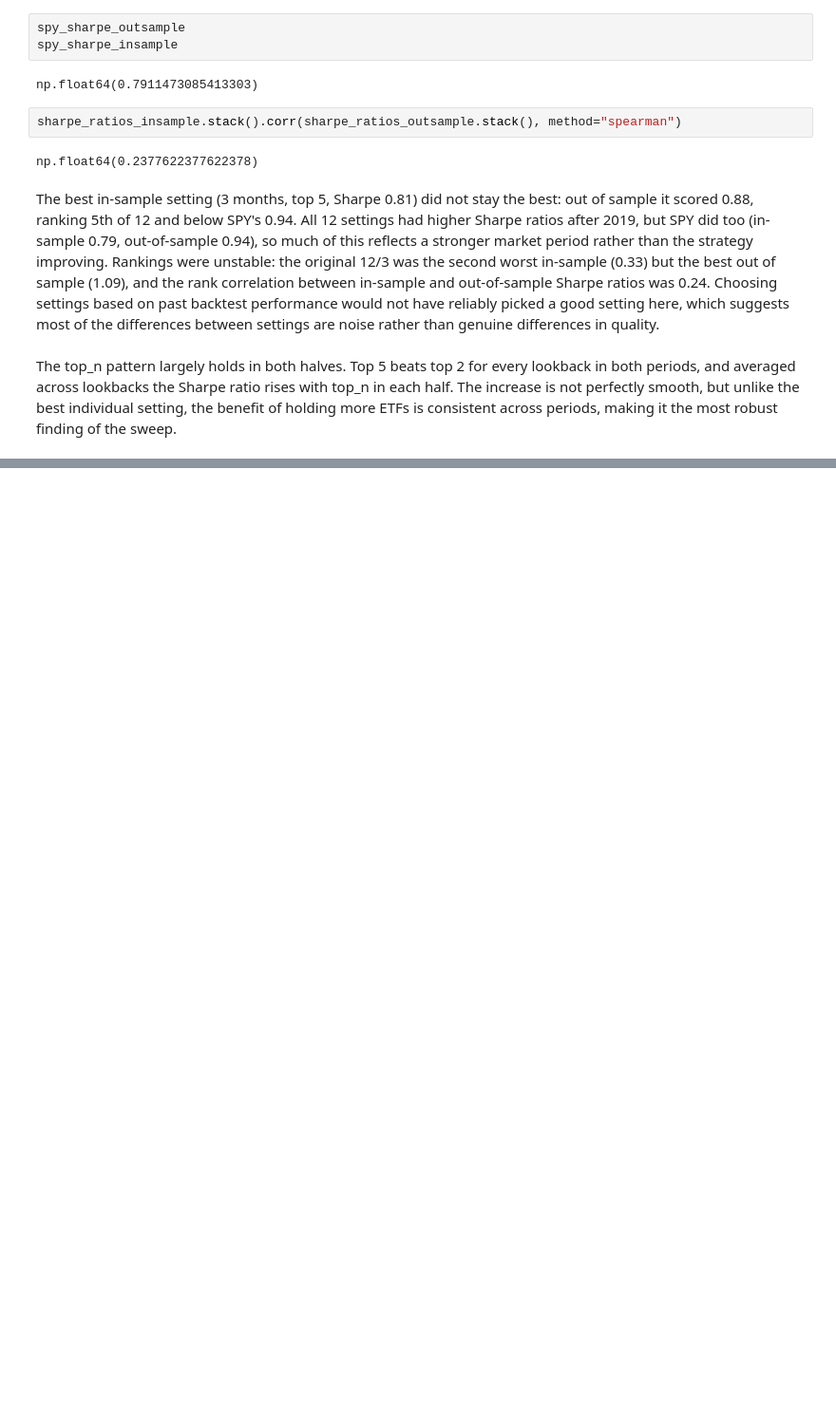
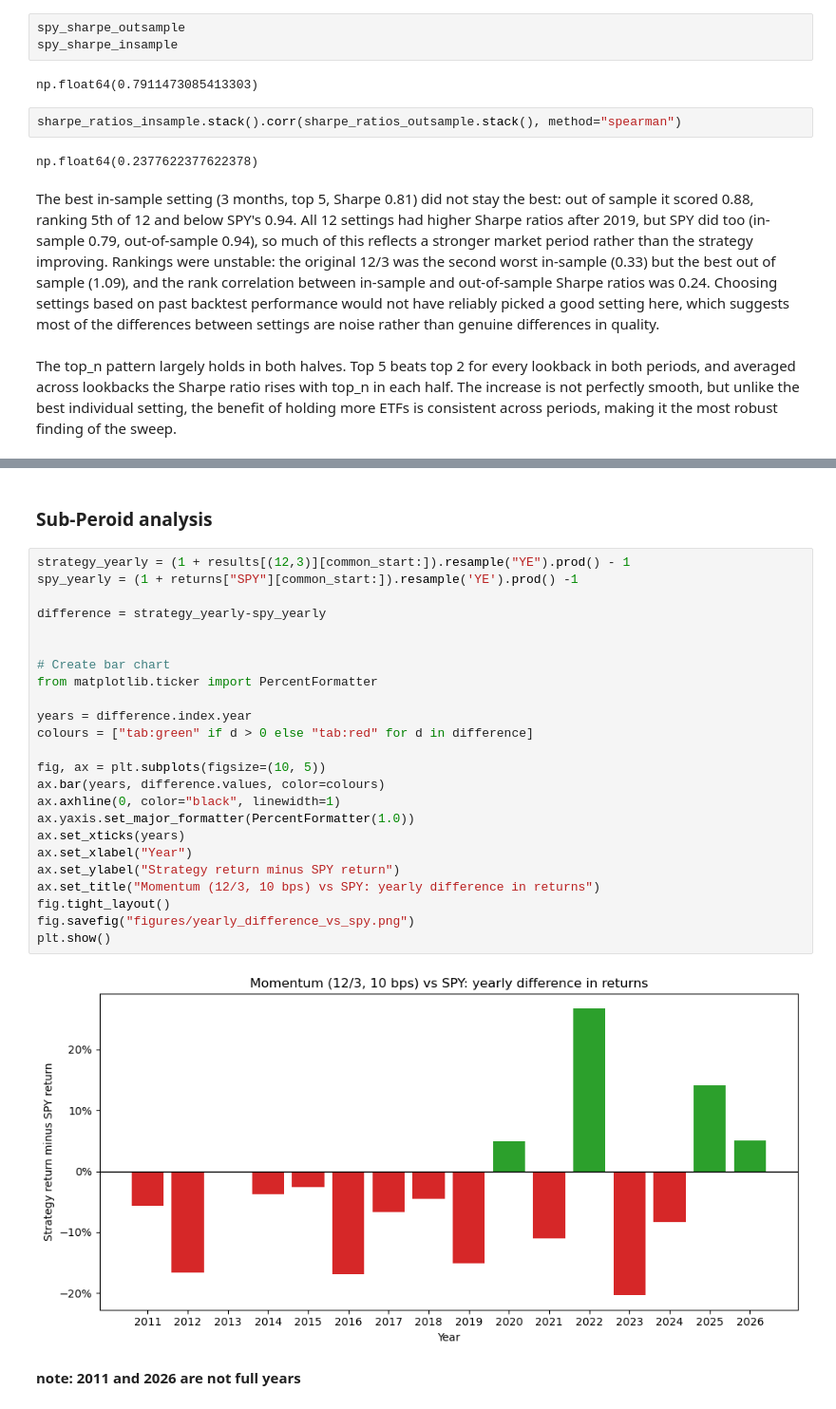
Before and after one commit to Truusst/Momentum-Research, a Jupyter notebook: robustness.ipynb, the cells around one changed output, grey strips where cells are left out. Shown at 95% size. Cells and saved outputs as stored; diff of their text form; blank space fills up the shorter version.

```diff
--- a/robustness.ipynb
+++ b/robustness.ipynb
@@ -130,0 +178,30 @@ periods, making it the most robust finding of the sweep.
+# %% [markdown]
+### Sub-Peroid analysis
+# %%
+strategy_yearly = (1 + results[(12,3)][common_start:]).resample("YE").prod() - 1
+spy_yearly = (1 + returns["SPY"][common_start:]).resample('YE').prod() -1
+
+difference = strategy_yearly-spy_yearly
+
+
+# Create bar chart
+from matplotlib.ticker import PercentFormatter
+
+years = difference.index.year
+colours = ["tab:green" if d > 0 else "tab:red" for d in difference]
+
+fig, ax = plt.subplots(figsize=(10, 5))
+ax.bar(years, difference.values, color=colours)
+ax.axhline(0, color="black", linewidth=1)
+ax.yaxis.set_major_formatter(PercentFormatter(1.0))
+ax.set_xticks(years)
+ax.set_xlabel("Year")
+ax.set_ylabel("Strategy return minus SPY return")
+ax.set_title("Momentum (12/3, 10 bps) vs SPY: yearly difference in returns")
+fig.tight_layout()
+fig.savefig("figures/yearly_difference_vs_spy.png")
+plt.show()
+# %% [output]
+[figure, added]
+# %% [markdown]
+**note: 2011 and 2026 are not full years**
```
Also changed, not shown: parts of 11 cells of this notebook.
